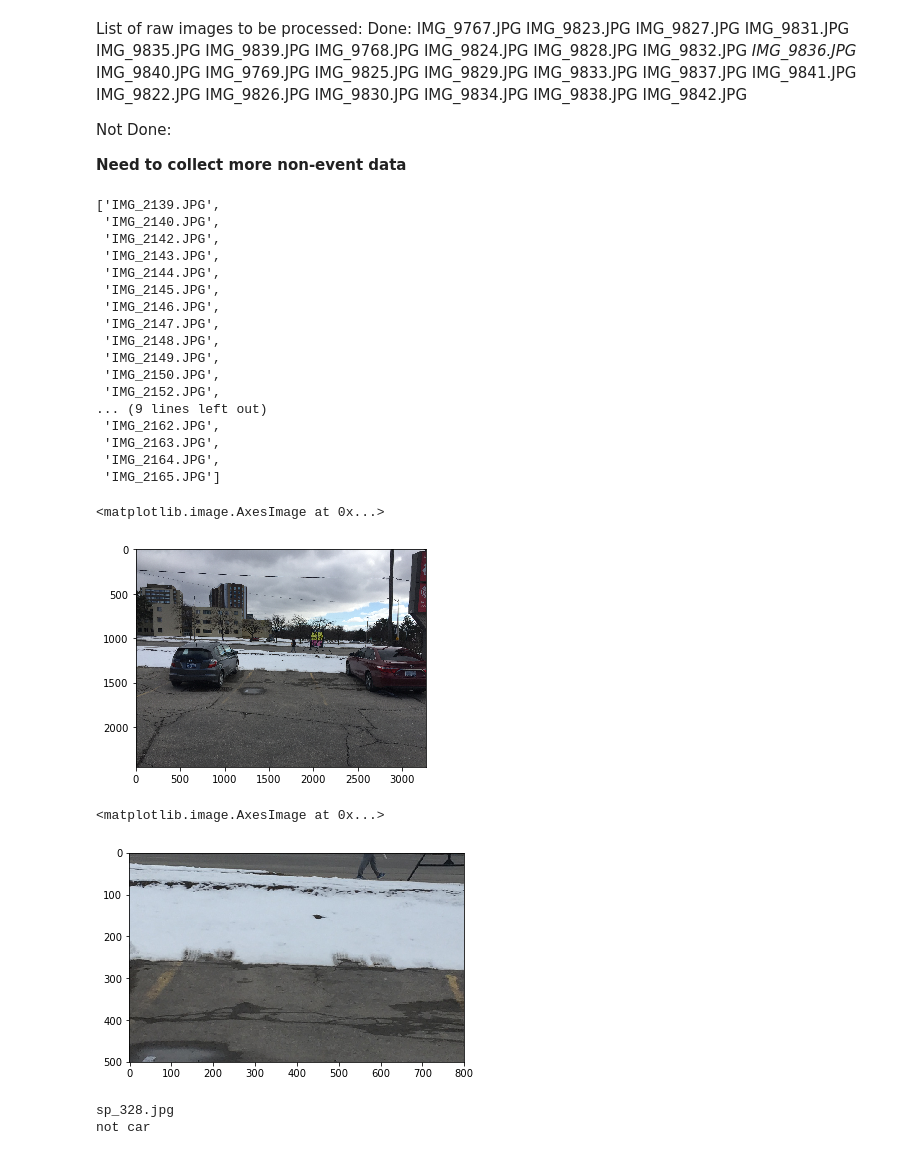
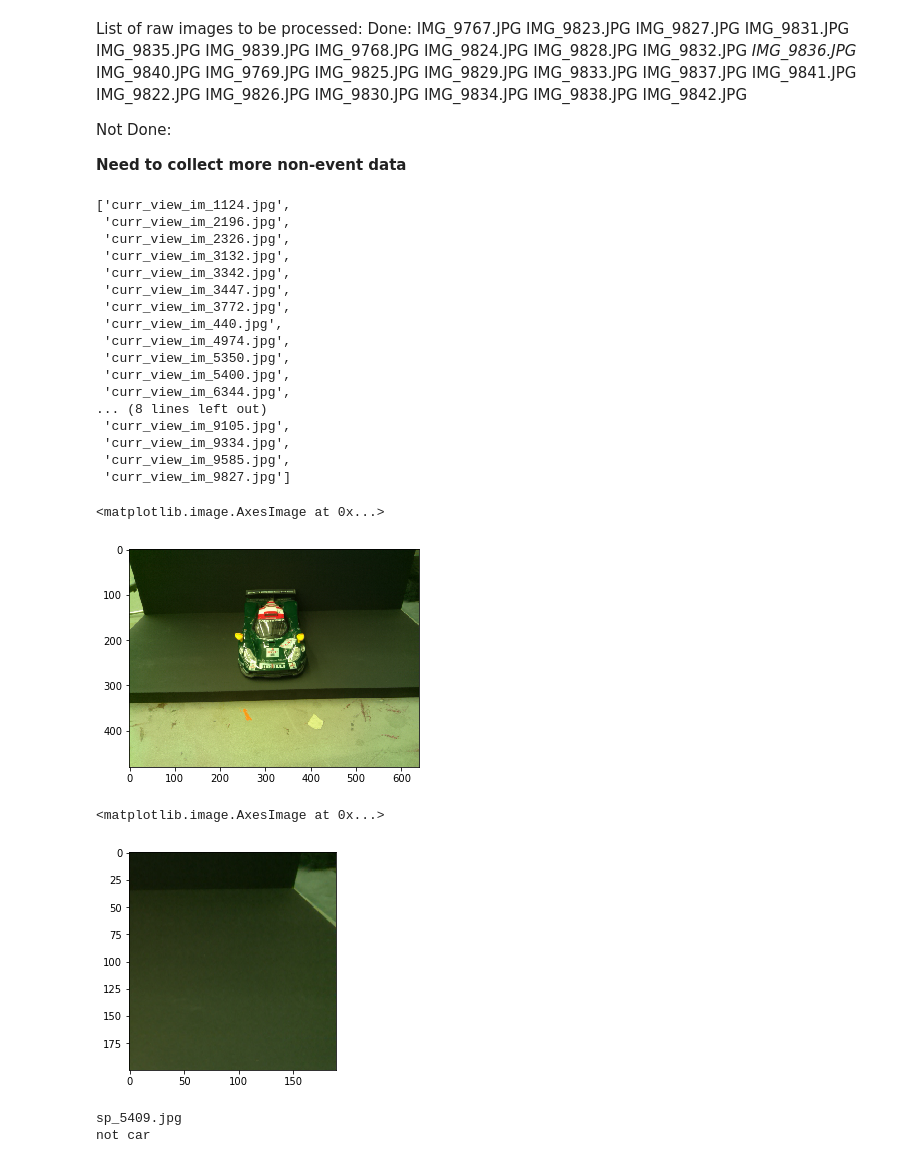
Before and after one commit to NikhilJArora/fydp-codebase, a Jupyter notebook: notebooks/dataset_builder.ipynb, the cells around one changed output. Cells and saved outputs as stored; diff of their text form; code cells hidden in the pictures.

Commit message:
Added scaled model code

```diff
--- a/notebooks/dataset_builder.ipynb
+++ b/notebooks/dataset_builder.ipynb
@@ -48,69 +48,70 @@ from skimage import io, color, exposure
 # %%
 # consts
 # image folder:
-r_images_dir = '/Users/nikhilarora/data/fydp/sb_images/orig_od'
+r_images_dir = '/Users/nikhilarora/data/fydp/pi_imgs_sl_4/'
 
 
 # output location:
-data_car_dir = '/Users/nikhilarora/data/fydp/dataset/car_os'
-data_ncar_dir = '/Users/nikhilarora/data/fydp/dataset/ncar_os'
+data_car_dir = '/Users/nikhilarora/data/fydp/dataset/scaled/car/'
+data_ncar_dir = '/Users/nikhilarora/data/fydp/dataset/scaled/ncar/'
 # %%
 # list all files in dir:
 f_list = os.listdir(r_images_dir)
 f_list = f_list[1:]
 f_list
 # %% [output]
-['IMG_2139.JPG',
- 'IMG_2140.JPG',
- 'IMG_2142.JPG',
- 'IMG_2143.JPG',
- 'IMG_2144.JPG',
- 'IMG_2145.JPG',
- 'IMG_2146.JPG',
- 'IMG_2147.JPG',
- 'IMG_2148.JPG',
- 'IMG_2149.JPG',
- 'IMG_2150.JPG',
- 'IMG_2152.JPG',
-... (9 lines left out)
- 'IMG_2162.JPG',
- 'IMG_2163.JPG',
- 'IMG_2164.JPG',
- 'IMG_2165.JPG']
+['curr_view_im_1124.jpg',
+ 'curr_view_im_2196.jpg',
+ 'curr_view_im_2326.jpg',
+ 'curr_view_im_3132.jpg',
+ 'curr_view_im_3342.jpg',
+ 'curr_view_im_3447.jpg',
+ 'curr_view_im_3772.jpg',
+ 'curr_view_im_440.jpg',
+ 'curr_view_im_4974.jpg',
+ 'curr_view_im_5350.jpg',
+ 'curr_view_im_5400.jpg',
+ 'curr_view_im_6344.jpg',
+... (8 lines left out)
+ 'curr_view_im_9105.jpg',
+ 'curr_view_im_9334.jpg',
+ 'curr_view_im_9585.jpg',
+ 'curr_view_im_9827.jpg']
 # %%
 # grab a photo
 # ADD PHOTO NAME WITHIN WORKING DIR:
-photo_name = 'IMG_2155.JPG'
+photo_name = f_list[23]
 # r_img = np.flip(np.flip(io.imread(os.path.join(r_images_dir, photo_name)),1),0)
-r_img = io.imread(os.path.join(r_images_dir, photo_name))
+r_img = transform.rotate(io.imread(os.path.join(r_images_dir, photo_name)), 180)
 # %%
 # look at the photo in a grid
 plt.imshow(r_img,cmap='gray')
 # %% [output]
 <matplotlib.image.AxesImage at 0x...>
-[figure, old version]
+[figure, new version]
 # %%
 # define the starting and ending values for slicing each spot
 # (ystart, yend, xstart, xend)
 spots = [
-    (1100, 1600, 250, 1100),
-    (1100, 1600, 1200, 2000),
-    (1100, 1600, 2250, 3200)
+
+    (100, 300, 0, 200),
+    (100, 300, 200, 450),
+    (100, 300, 450, 650)
 ]
 # %%
 # slice the spot and output each image:
-spot = spots[1]
+spot = spots[2]
 ps_img = r_img[spot[0]:spot[1], spot[2]:spot[3]]
 plt.imshow(ps_img, cmap='gray')
 # %% [output]
 <matplotlib.image.AxesImage at 0x...>
-[figure, old version]
+[figure, new version]
 # %%
 # if car place in /data/car/
 # if no car, place in /data/ncar/
 car = False
 
-foutname = 'sp_{}.jpg'.format(str(np.random.randint(1000)))
+foutname = 'sp_{}.jpg'.format(str(np.random.randint(10000)))
 print(foutname)
 cln_car = os.path.join(data_car_dir, foutname)
 cln_ncar = os.path.join(data_ncar_dir, foutname)
@@ -123,5 +124,5 @@ else:
     print("not car")
     io.imsave(cln_ncar,ps_img)
 # %% [output]
-sp_328.jpg
+sp_5409.jpg
 not car
```
Also changed, not shown: parts of 1 cell of this notebook, 8 other files.
